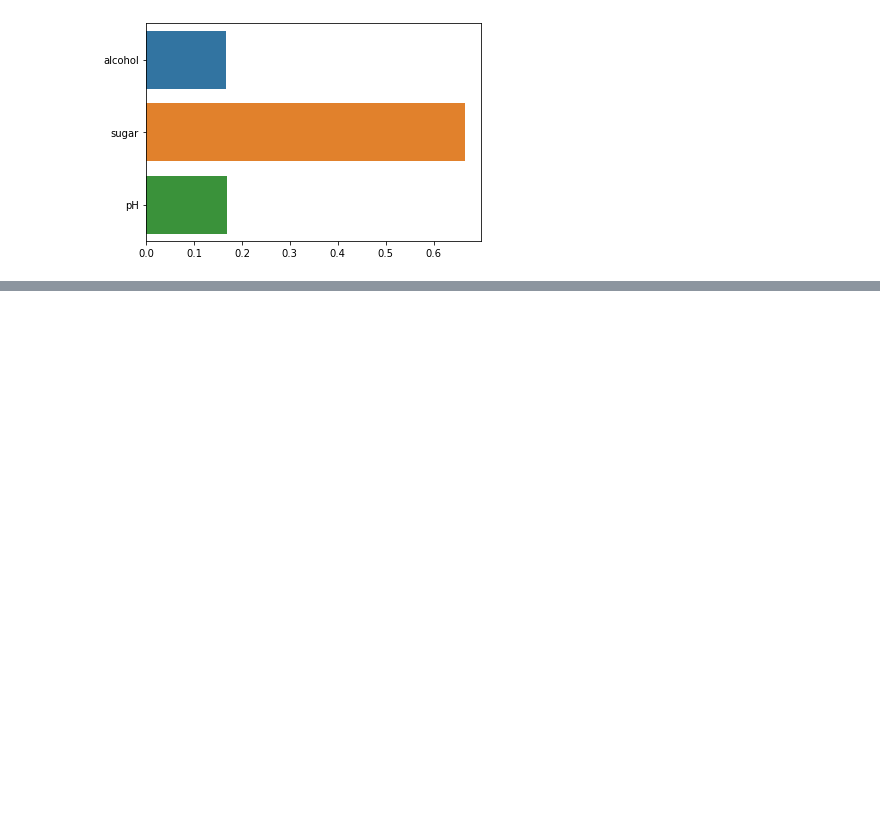
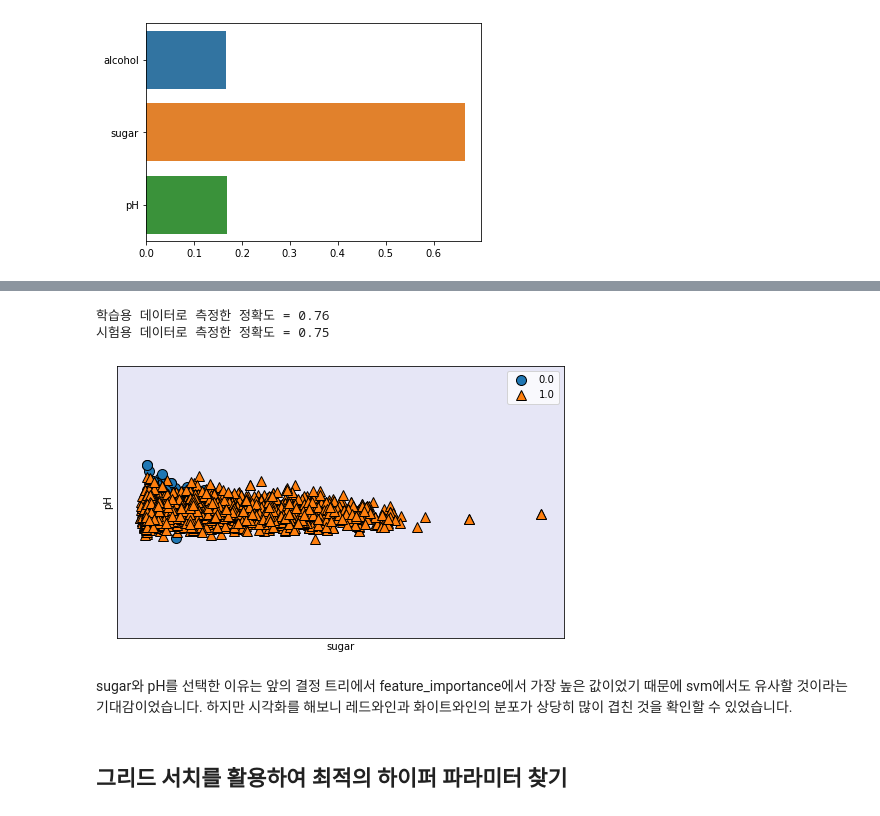
Before and after one commit to LeeYunseol/Lab_study, a Jupyter notebook: 결정트리/결정트리.ipynb, the cells around one changed output, grey strips where cells are left out. Saved outputs shown, nothing was run; the diff lists cells and outputs as text; code cells hidden in the pictures; blank space fills up the shorter version.

```diff
--- a/결정트리/결정트리.ipynb
+++ b/결정트리/결정트리.ipynb
@@ -331,0 +386,12 @@ pH : 0.169
+# %%
+from sklearn.model_selection import GridSearchCV
+import warnings
+warnings.filterwarnings(action='ignore')
+
+params={'penalty':['l2', 'l1'],
+        'C':[0.01, 0.1, 1, 1, 5, 10]}
+
+grid_clf = GridSearchCV(lr_clf, param_grid=params, scoring='accuracy', cv=3 )
+grid_clf.fit(data_scaled, target)
+print('최적 하이퍼 파라미터:{0}, 최적 평균 정확도:{1:.3f}'.format(grid_clf.best_params_,
+                                                  grid_clf.best_score_))
@@ -331,0 +460,35 @@ pH : 0.169
+# %%
+from sklearn.model_selection import train_test_split
+from sklearn.svm import SVC
+import mglearn
+# 시각화를 위해서 sugar와 pH만 사용한다.
+x = data[:,[1,2]]
+y = target
+
+#train 데이터 세트와 test 데이터 세트를 구성한다.
+trainX, testX, trainY, testY = train_test_split(x, y, test_size=0.3)
+
+# SVM으로 Train 데이터 세트를 학습한다.(일단 linear로 학습)
+svm = SVC(kernel='linear')
+svm.fit(trainX, trainY)
+
+# 정확도를 계산한다.
+print('학습용 데이터로 측정한 정확도 = %.2f' % svm.score(trainX, trainY))
+print('시험용 데이터로 측정한 정확도 = %.2f' % svm.score(testX, testY))
+
+# 시각화
+plt.figure(figsize=(8, 5))
+mglearn.plots.plot_2d_classification(svm, trainX, alpha=0.1)
+mglearn.discrete_scatter(trainX[:,0], trainX[:,1], trainY)
+plt.legend()
+plt.xlabel('sugar')
+plt.ylabel('pH')
+plt.show()
+# %% [output]
+학습용 데이터로 측정한 정확도 = 0.76
+시험용 데이터로 측정한 정확도 = 0.75
+[figure, added]
+# %% [markdown]
+sugar와 pH를 선택한 이유는 앞의 결정 트리에서 feature_importance에서 가장 높은 값이었기 때문에 svm에서도 유사할 것이라는 기대감이었습니다. 하지만 시각화를 해보니 레드와인과 화이트와인의 분포가 상당히 많이 겹친 것을 확인할 수 있었습니다.
+# %% [markdown]
+## 그리드 서치를 활용하여 최적의 하이퍼 파라미터 찾기
```
Also changed, not shown: parts of 30 cells of this notebook.
